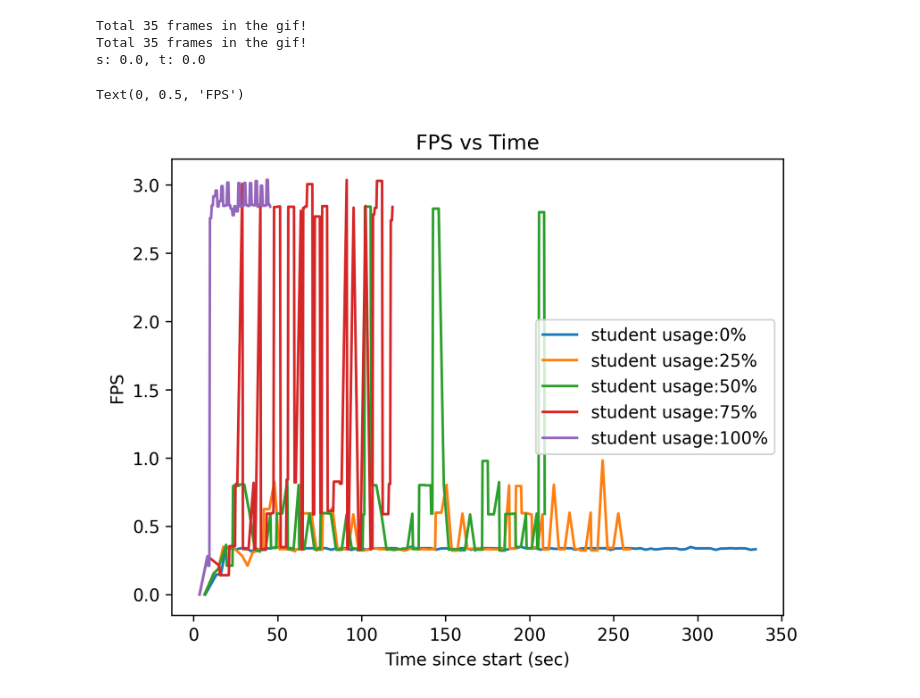
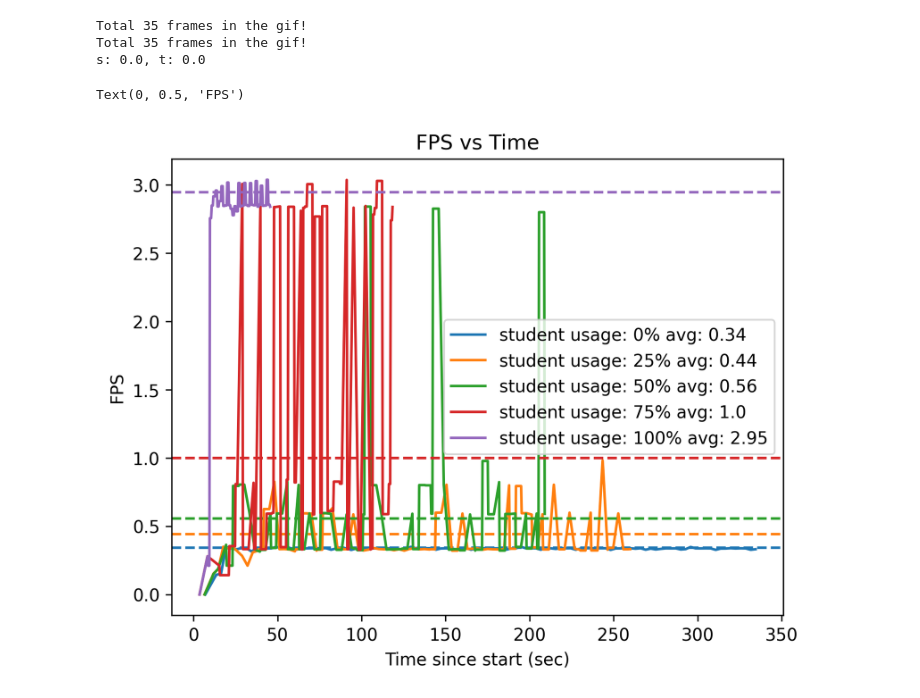
Before and after one commit to Geffen-Cooper/conformal, a Jupyter notebook: video_analysis.ipynb, the cells around one changed output. Drawn from its saved outputs; the diff is of its cells as text; code cells hidden in the pictures.

```diff
--- a/video_analysis.ipynb
+++ b/video_analysis.ipynb
@@ -107,15 +107,17 @@ for percent in [0,25,50,75,100]:
 # %%
 import matplotlib as mpl
 mpl.rcParams['figure.dpi'] = 300
+cycle = plt.rcParams['axes.prop_cycle'].by_key()['color']
 p = [0,25,50,75,100]
 for i,df in enumerate(dfs):
     y = df['fps'].values
     x = df['time'].values
-    plt.plot(x,y,label="student usage:"+str(p[i])+"%")
+    plt.plot(x,y,label="student usage: "+str(p[i])+"% avg: "+str(round(110/(x[-1]-x[1]),2)) ,c=cycle[i])
+    plt.axhline(110/(x[-1]-x[1]),c=cycle[i],linestyle="--")
 plt.legend()
 plt.title("FPS vs Time")
 plt.xlabel("Time since start (sec)")
 plt.ylabel("FPS")
 # %% [output]
 Text(0, 0.5, 'FPS')
-[figure, old version]
+[figure, new version]
```
Also changed, not shown: 1 other file.
